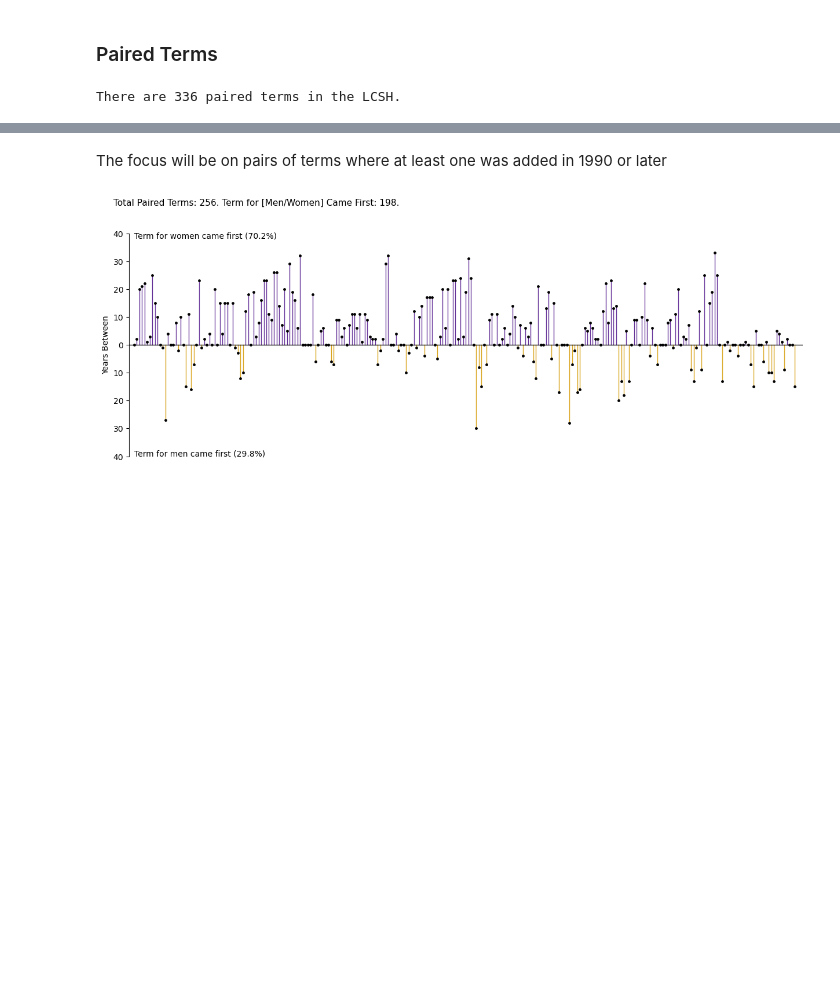
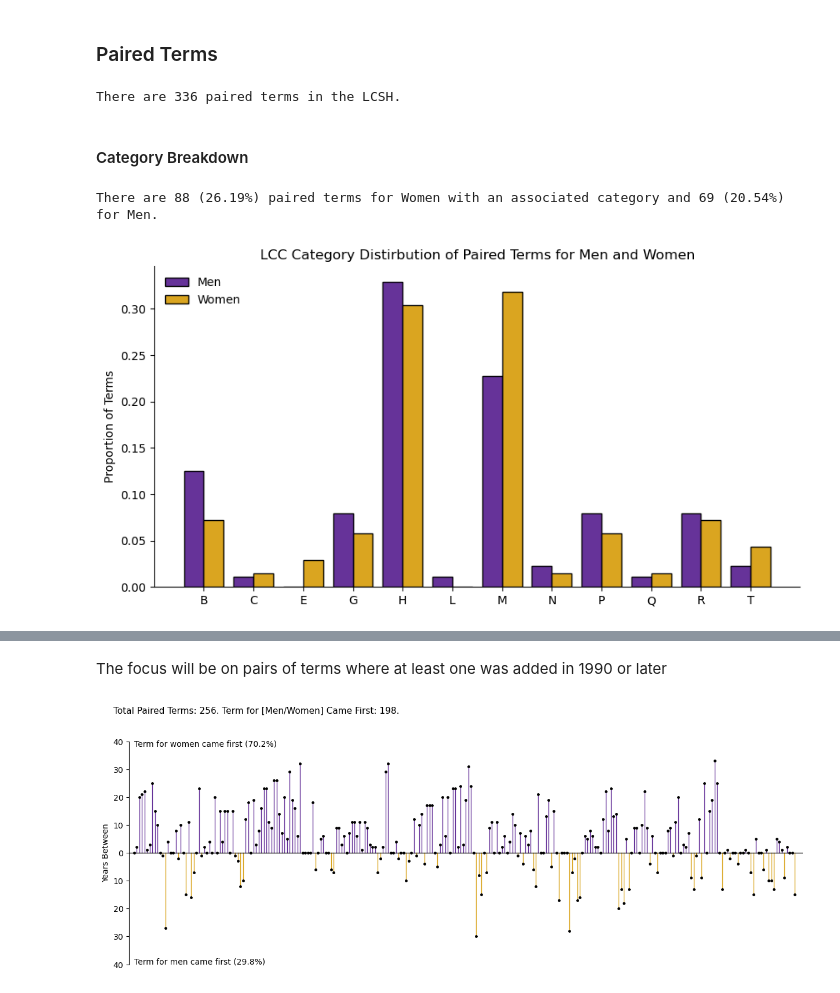
Before and after one commit to katie-warburton/Gender-in-the-LCSH, a Jupyter notebook: LCSHs & Gender.ipynb, the cells around one changed output, grey strips where cells are left out. Saved outputs shown, nothing was run; the diff lists cells and outputs as text; code cells hidden in the pictures; blank space fills up the shorter version.

```diff
--- a/LCSHs & Gender.ipynb
+++ b/LCSHs & Gender.ipynb
@@ -716,3 +716,21 @@ with open('Data/LCSH/pairs-lcsh.txt', 'w') as f:
 print(f'There are {len(pairedTerms)} paired terms in the LCSH.')
 # %% [output]
 There are 336 paired terms in the LCSH.
+# %% [markdown]
+#### Category Breakdown
+# %%
+w = [w[0] for _,w in pairedTerms]
+m = [m[0] for m,_ in pairedTerms]
+
+wPairedLCC = getLCCTerms({idx:lcsh[idx] for idx in w})
+mPairedLCC = getLCCTerms({idx:lcsh[idx] for idx in m})
+
+print(f'There are {len(wPairedLCC):,} ({percent(len(wPairedLCC), len(pairedTerms)):.2f}%) paired terms for Women with an associated category and {len(mPairedLCC):,} ({percent(len(mPairedLCC), len(pairedTerms)):.2f}%) for Men.')
+
+wCats = getCatBreakdown(wPairedLCC)
+mCats = getCatBreakdown(mPairedLCC)
+
+compareLCC(wCats, mCats, 'Paired Terms')
+# %% [output]
+There are 88 (26.19%) paired terms for Women with an associated category and 69 (20.54%) for Men.
+[figure, added]
```
Also changed, not shown: parts of 2 cells of this notebook.
